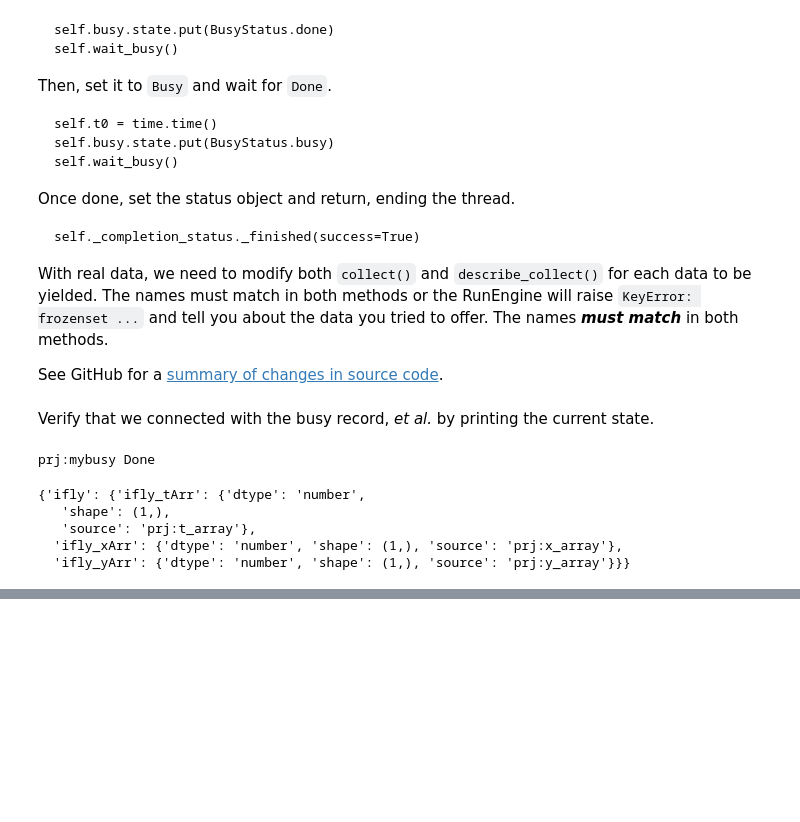
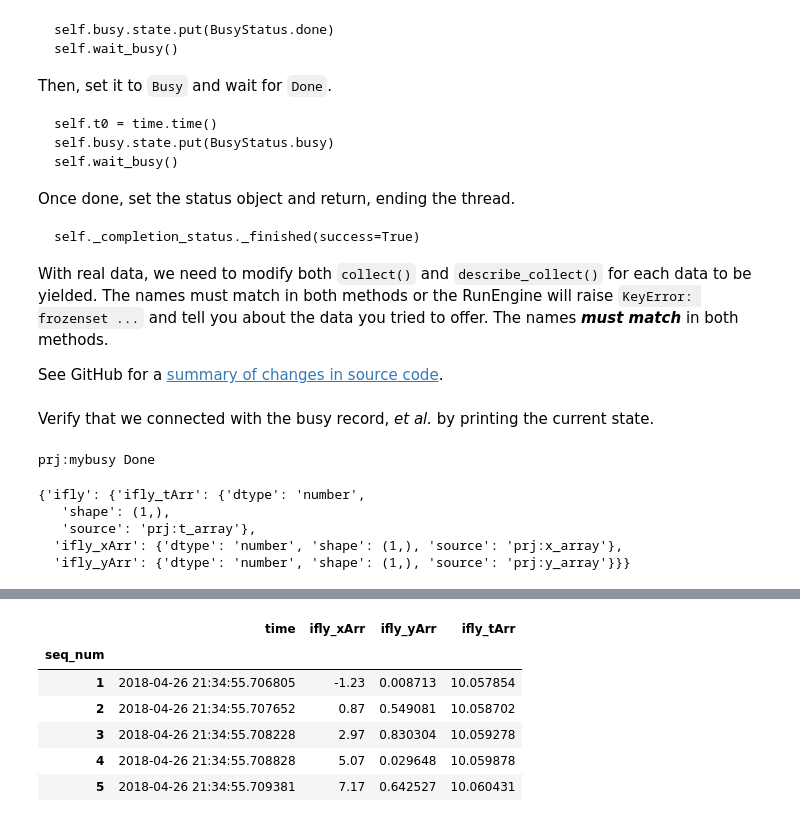
Before and after one commit to prjemian/ipython-mintvm, a Jupyter notebook: profile_bluesky/startup/notebooks/busy_flyer.ipynb, the cells around one changed output, grey strips where cells are left out. Cells and saved outputs as stored; diff of their text form; code cells hidden in the pictures; blank space fills up the shorter version.

```diff
--- a/profile_bluesky/startup/notebooks/busy_flyer.ipynb
+++ b/profile_bluesky/startup/notebooks/busy_flyer.ipynb
@@ -36,6 +39,9 @@ import time
 import ophyd
 import bluesky
 import bluesky.plans
+import databroker
 
+logger = logging.getLogger()
 RE = bluesky.RunEngine({})
-logger = logging.getLogger()
+db = databroker.Broker.named("mongodb_config")
+RE.subscribe(db.insert)
@@ -757,0 +795,11 @@ RE(bluesky.plans.fly([ifly]), md=dict(purpose="develop Flyer for APS fly scans")
+# %%
+h = db[-1]
+h.table(h.stream_names[0])
+# %% [output]
+|  | time | ifly_xArr | ifly_yArr | ifly_tArr |
+| seq_num |  |  |  |  |
+| 1 | 2018-04-26 21:34:55.706805 | -1.23 | 0.008713 | 10.057854 |
+| 2 | 2018-04-26 21:34:55.707652 | 0.87 | 0.549081 | 10.058702 |
+| 3 | 2018-04-26 21:34:55.708228 | 2.97 | 0.830304 | 10.059278 |
+| 4 | 2018-04-26 21:34:55.708828 | 5.07 | 0.029648 | 10.059878 |
+| 5 | 2018-04-26 21:34:55.709381 | 7.17 | 0.642527 | 10.060431 |
```
Also changed, not shown: parts of 27 cells of this notebook.
